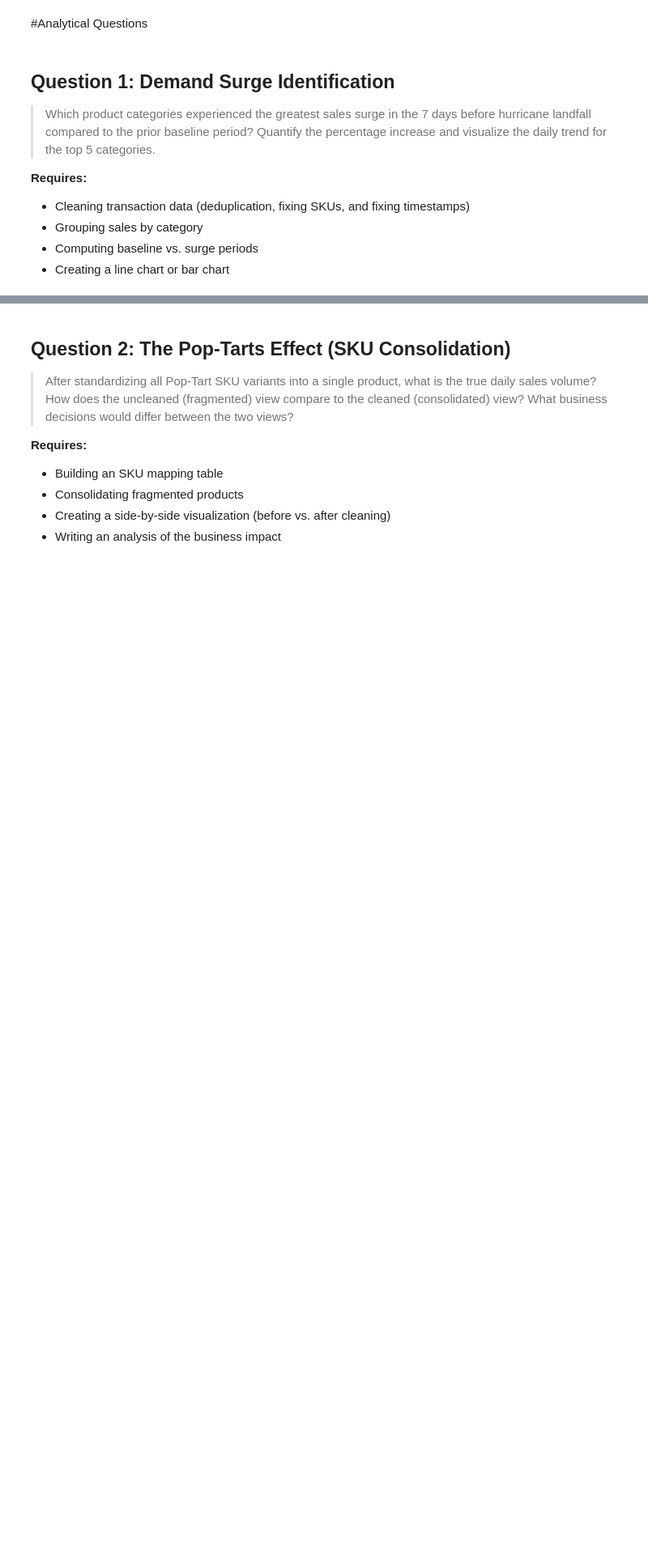
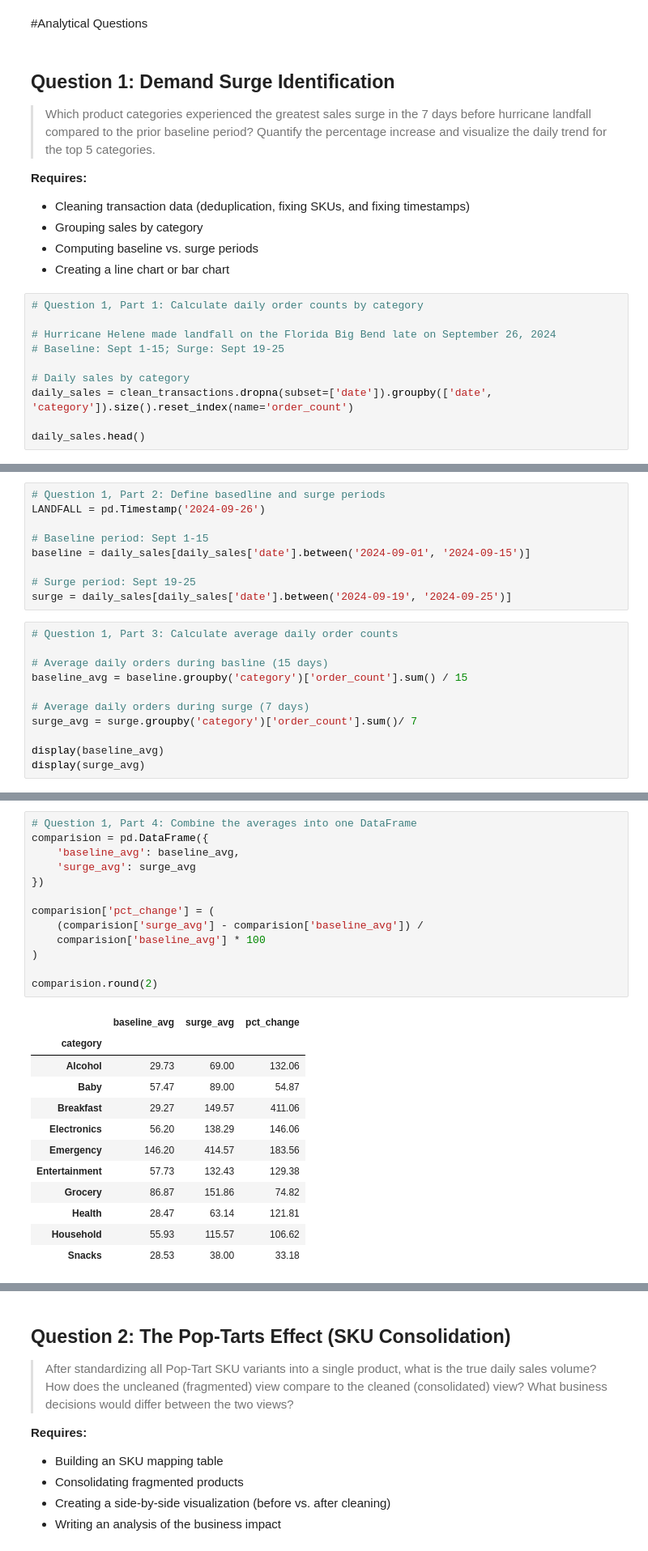
Before and after one commit to simichakravarty16/walmart-hurricane-project, a Jupyter notebook: notebooks/team_notebook.ipynb, the cells around one changed output, grey strips where cells are left out. Shown at 81% size. Drawn from its saved outputs; the diff is of its cells as text; blank space fills up the shorter version.

```diff
--- a/notebooks/team_notebook.ipynb
+++ b/notebooks/team_notebook.ipynb
@@ -1229,3 +1230,13 @@ pd.DataFrame(DECISIONS)
 - Grouping sales by category
 - Computing baseline vs. surge periods
 - Creating a line chart or bar chart
+# %%
+# Question 1, Part 1: Calculate daily order counts by category
+
+# Hurricane Helene made landfall on the Florida Big Bend late on September 26, 2024
+# Baseline: Sept 1-15; Surge: Sept 19-25
+
+# Daily sales by category
+daily_sales = clean_transactions.dropna(subset=['date']).groupby(['date', 'category']).size().reset_index(name='order_count')
+
+daily_sales.head()
@@ -1231,0 +1250,20 @@ pd.DataFrame(DECISIONS)
+# %%
+# Question 1, Part 2: Define basedline and surge periods
+LANDFALL = pd.Timestamp('2024-09-26')
+
+# Baseline period: Sept 1-15
+baseline = daily_sales[daily_sales['date'].between('2024-09-01', '2024-09-15')]
+
+# Surge period: Sept 19-25
+surge = daily_sales[daily_sales['date'].between('2024-09-19', '2024-09-25')]
+# %%
+# Question 1, Part 3: Calculate average daily order counts
+
+# Average daily orders during basline (15 days)
+baseline_avg = baseline.groupby('category')['order_count'].sum() / 15
+
+# Average daily orders during surge (7 days)
+surge_avg = surge.groupby('category')['order_count'].sum()/ 7
+
+display(baseline_avg)
+display(surge_avg)
@@ -1231,0 +1297,26 @@ pd.DataFrame(DECISIONS)
+# %%
+# Question 1, Part 4: Combine the averages into one DataFrame
+comparision = pd.DataFrame({
+    'baseline_avg': baseline_avg,
+    'surge_avg': surge_avg
+})
+
+comparision['pct_change'] = (
+    (comparision['surge_avg'] - comparision['baseline_avg']) /
+    comparision['baseline_avg'] * 100
+)
+
+comparision.round(2)
+# %% [output]
+|  | baseline_avg | surge_avg | pct_change |
+| category |  |  |  |
+| Alcohol | 29.73 | 69.00 | 132.06 |
+| Baby | 57.47 | 89.00 | 54.87 |
+| Breakfast | 29.27 | 149.57 | 411.06 |
+| Electronics | 56.20 | 138.29 | 146.06 |
+| Emergency | 146.20 | 414.57 | 183.56 |
+| Entertainment | 57.73 | 132.43 | 129.38 |
+| Grocery | 86.87 | 151.86 | 74.82 |
+| Health | 28.47 | 63.14 | 121.81 |
+| Household | 55.93 | 115.57 | 106.62 |
+| Snacks | 28.53 | 38.00 | 33.18 |
```
Also changed, not shown: parts of 10 cells of this notebook.
